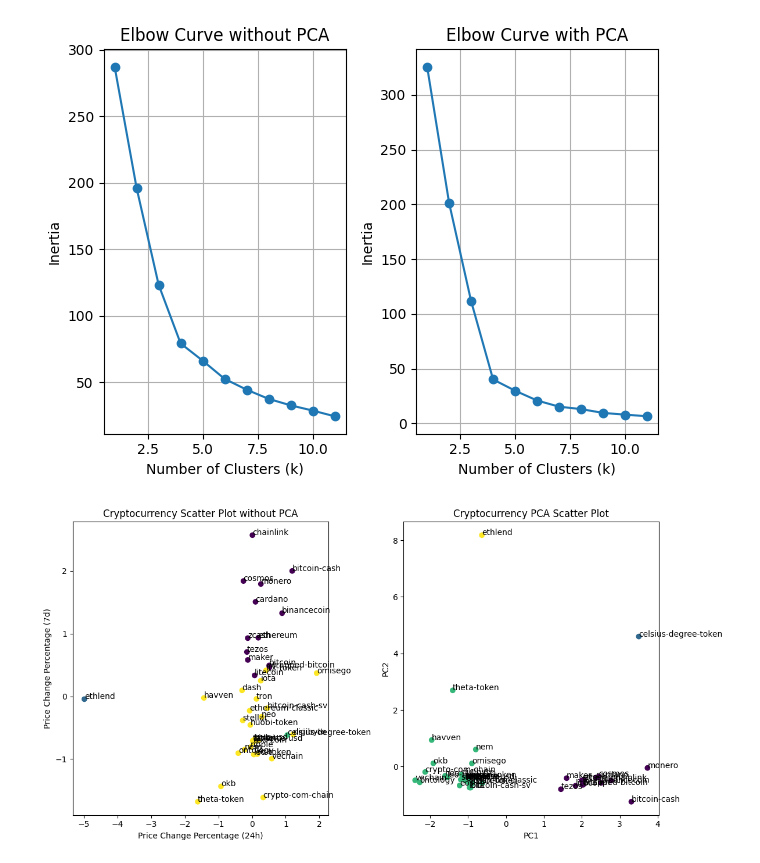
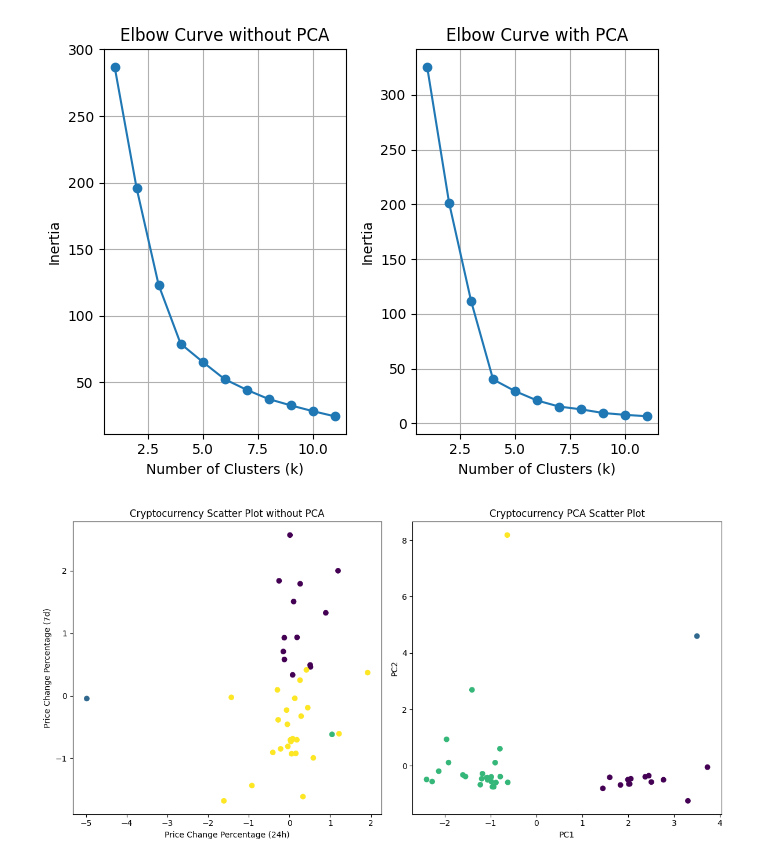
Before and after one commit to MaisieDeGraaf/CryptoClustering, a Jupyter notebook: Crypto_Clustering.ipynb, the cells around one changed output. Saved outputs shown, nothing was run; the diff lists cells and outputs as text; code cells hidden in the pictures.

```diff
--- a/Crypto_Clustering.ipynb
+++ b/Crypto_Clustering.ipynb
@@ -456,26 +441,23 @@ plt.show()
 # %%
 plt.figure(figsize=(12, 6))
 
 # Plot Scatter Plot without PCA
 plt.subplot(1, 2, 1)
 plt.scatter(crypto_prediction_df['price_change_percentage_24h'], crypto_prediction_df['price_change_percentage_7d'], c=crypto_prediction_df['Crypto_segments'])
-for i, row in crypto_prediction_df.iterrows():
-    plt.annotate(row.name, (row['price_change_percentage_24h'], row['price_change_percentage_7d']))
 plt.xlabel('Price Change Percentage (24h)')
 plt.ylabel('Price Change Percentage (7d)')
 plt.title('Cryptocurrency Scatter Plot without PCA')
 
 # Plot Scatter Plot with PCA
 plt.subplot(1, 2, 2)
 plt.scatter(crypto_pca_prediction_df['PC1'], crypto_pca_prediction_df['PC2'], c=crypto_pca_prediction_df['PCA_segments'])
-for i, row in crypto_pca_prediction_df.iterrows():
-    plt.annotate(row.name, (row['PC1'], row['PC2']))
+
 plt.xlabel('PC1')
 plt.ylabel('PC2')
 plt.title('Cryptocurrency PCA Scatter Plot')
 
 # Adjust layout and display the plot
 plt.tight_layout()
 plt.show()
 # %% [output]
-[figure, old version]
+[figure, new version]
```
Also changed, not shown: parts of 14 cells of this notebook.
